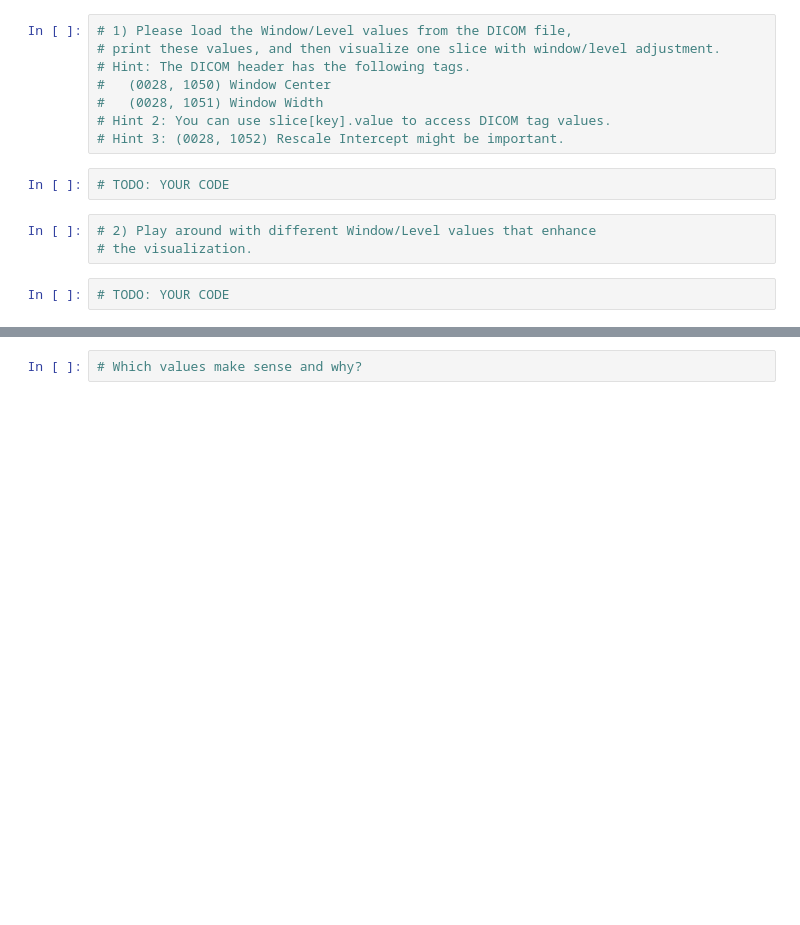
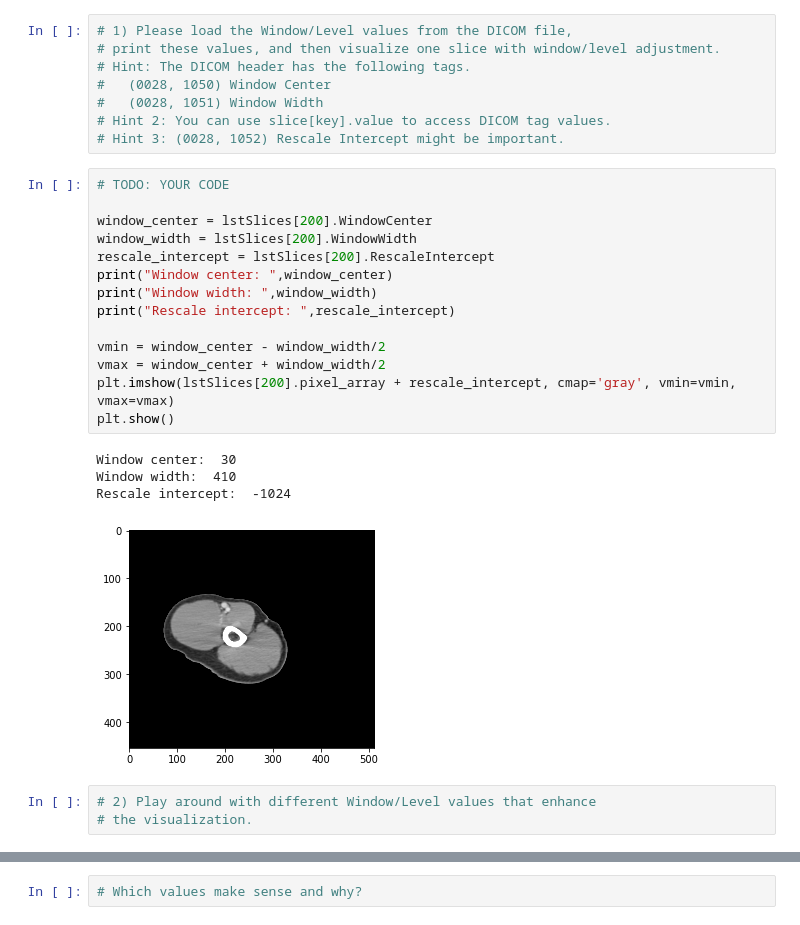
Before and after one commit to bostongfx/cs480student, a Jupyter notebook: 05/CS480_Assignment_5.ipynb, the cells around one changed output, grey strips where cells are left out. Saved outputs shown, nothing was run; the diff lists cells and outputs as text; blank space fills up the shorter version.

```diff
--- a/05/CS480_Assignment_5.ipynb
+++ b/05/CS480_Assignment_5.ipynb
@@ -83,10 +111,25 @@ from pydicom import dcmread
 #   (0028, 1051) Window Width
 # Hint 2: You can use slice[key].value to access DICOM tag values.
 # Hint 3: (0028, 1052) Rescale Intercept might be important.
-# %%
-# TODO: YOUR CODE
+# %%
+# TODO: YOUR CODE
+
+window_center = lstSlices[200].WindowCenter
+window_width = lstSlices[200].WindowWidth
+rescale_intercept = lstSlices[200].RescaleIntercept
+print("Window center: ",window_center)
+print("Window width: ",window_width)
+print("Rescale intercept: ",rescale_intercept)
+
+vmin = window_center - window_width/2
+vmax = window_center + window_width/2
+plt.imshow(lstSlices[200].pixel_array + rescale_intercept, cmap='gray', vmin=vmin, vmax=vmax)
+plt.show()
+# %% [output]
+Window center:  30
+Window width:  410
+Rescale intercept:  -1024
+[figure, added]
 # %%
 # 2) Play around with different Window/Level values that enhance
 # the visualization.
-# %%
-# TODO: YOUR CODE
```
Also changed, not shown: parts of 21 cells of this notebook.
